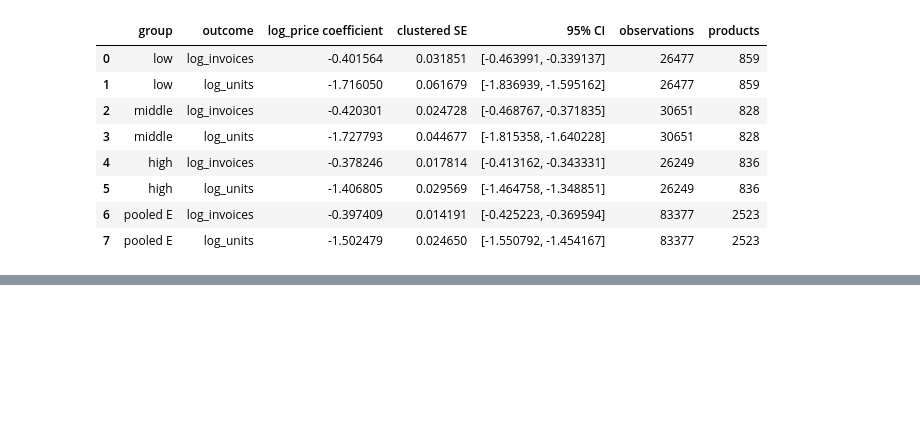
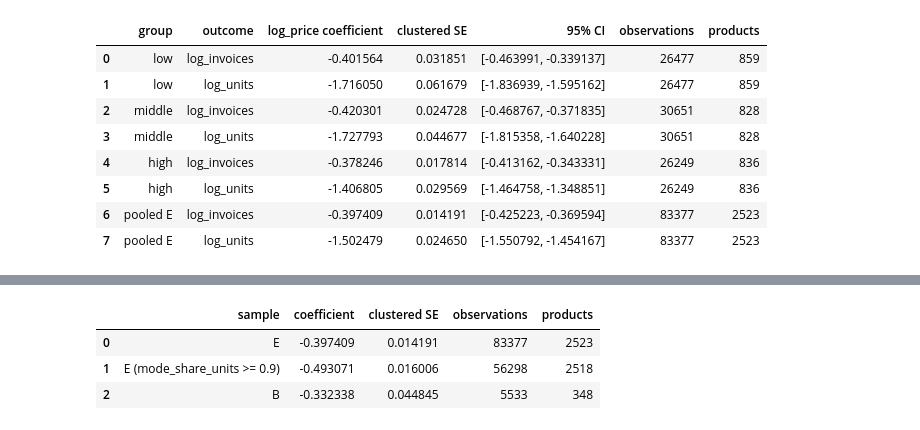
Before and after one commit to Omar-BenAmara/pricing-demand-analysis, a Jupyter notebook: notebooks/04_elasticity.ipynb, the cells around one changed output, grey strips where cells are left out. Drawn from its saved outputs; the diff is of its cells as text; code cells hidden in the pictures; blank space fills up the shorter version.

```diff
--- a/notebooks/04_elasticity.ipynb
+++ b/notebooks/04_elasticity.ipynb
@@ -326,14 +326,14 @@ b_eligible_products = b_product_eligibility.index[
     b_product_eligibility["weeks"].ge(10)
     & b_product_eligibility["price_modes"].ge(2)
 ]
-model_data = sample_b.loc[
+model_data_b = sample_b.loc[
     sample_b["StockCode"].isin(b_eligible_products)
 ].copy()
-model_data["log_price"] = np.log(model_data["price_mode"])
-model_data["log_units"] = np.log(model_data["units"])
-model_data["week_id"] = model_data["week"].astype(str)
+model_data_b["log_price"] = np.log(model_data_b["price_mode"])
+model_data_b["log_units"] = np.log(model_data_b["units"])
+model_data_b["week_id"] = model_data_b["week"].astype(str)
 
-price_ratio = model_data.groupby("StockCode")["price_mode"].agg(
+price_ratio = model_data_b.groupby("StockCode")["price_mode"].agg(
     lambda prices: prices.max() / prices.min()
 )
 ratio_quantiles = price_ratio.quantile(
@@ -351,8 +351,8 @@ print("B-eligible product max/min price_mode ratio quantiles:")
 display(ratio_quantiles.to_frame(name="price_ratio"))
 print(f"B-eligible products with price ratio < 1.05: {int(price_ratio.lt(1.05).sum()):,}")
 
-assert len(model_data) == 5_533
-assert model_data["StockCode"].nunique() == 348
+assert len(model_data_b) == 5_533
+assert model_data_b["StockCode"].nunique() == 348
 
 formulas = {
     "M1": "log_units ~ log_price",
@@ -361,9 +361,9 @@ formulas = {
 }
 model_rows = []
 for model_name, formula in formulas.items():
-    fitted = smf.ols(formula, data=model_data).fit(
+    fitted = smf.ols(formula, data=model_data_b).fit(
         cov_type="cluster",
-        cov_kwds={"groups": model_data["StockCode"]},
+        cov_kwds={"groups": model_data_b["StockCode"]},
     )
     ci_lower, ci_upper = fitted.conf_int().loc["log_price"]
     model_rows.append(
@@ -374,7 +374,7 @@ for model_name, formula in formulas.items():
             "ci_95_lower": ci_lower,
             "ci_95_upper": ci_upper,
             "n_observations": int(fitted.nobs),
-            "products": model_data["StockCode"].nunique(),
+            "products": model_data_b["StockCode"].nunique(),
             "r_squared": fitted.rsquared,
         }
     )
@@ -861,0 +866,32 @@ Standard errors are clustered by StockCode; the within-product helper uses the d
+# %%
+within_invoice_sensitivity_specs = [
+    ("E", sample_e),
+    (
+        "E (mode_share_units >= 0.9)",
+        sample_e.loc[sample_e["mode_share_units"].ge(0.9)].copy(),
+    ),
+    ("B", sample_b_within),
+]
+within_invoice_sensitivity_rows = []
+for sample_name, sample_data in within_invoice_sensitivity_specs:
+    fitted = fit_within_product(sample_data, "log_invoices")
+    within_invoice_sensitivity_rows.append(
+        {
+            "sample": sample_name,
+            "coefficient": fitted.params["log_price"],
+            "clustered SE": fitted.bse["log_price"],
+            "observations": int(fitted.nobs),
+            "products": sample_data["StockCode"].nunique(),
+        }
+    )
+
+within_invoice_sensitivity = pd.DataFrame(
+    within_invoice_sensitivity_rows,
+    columns=["sample", "coefficient", "clustered SE", "observations", "products"],
+)
+display(within_invoice_sensitivity)
+# %% [output]
+|  | sample | coefficient | clustered SE | observations | products |
+| 0 | E | -0.397409 | 0.014191 | 83377 | 2523 |
+| 1 | E (mode_share_units >= 0.9) | -0.493071 | 0.016006 | 56298 | 2518 |
+| 2 | B | -0.332338 | 0.044845 | 5533 | 348 |
```
Also changed, not shown: parts of 3 cells of this notebook, 2 other files.
